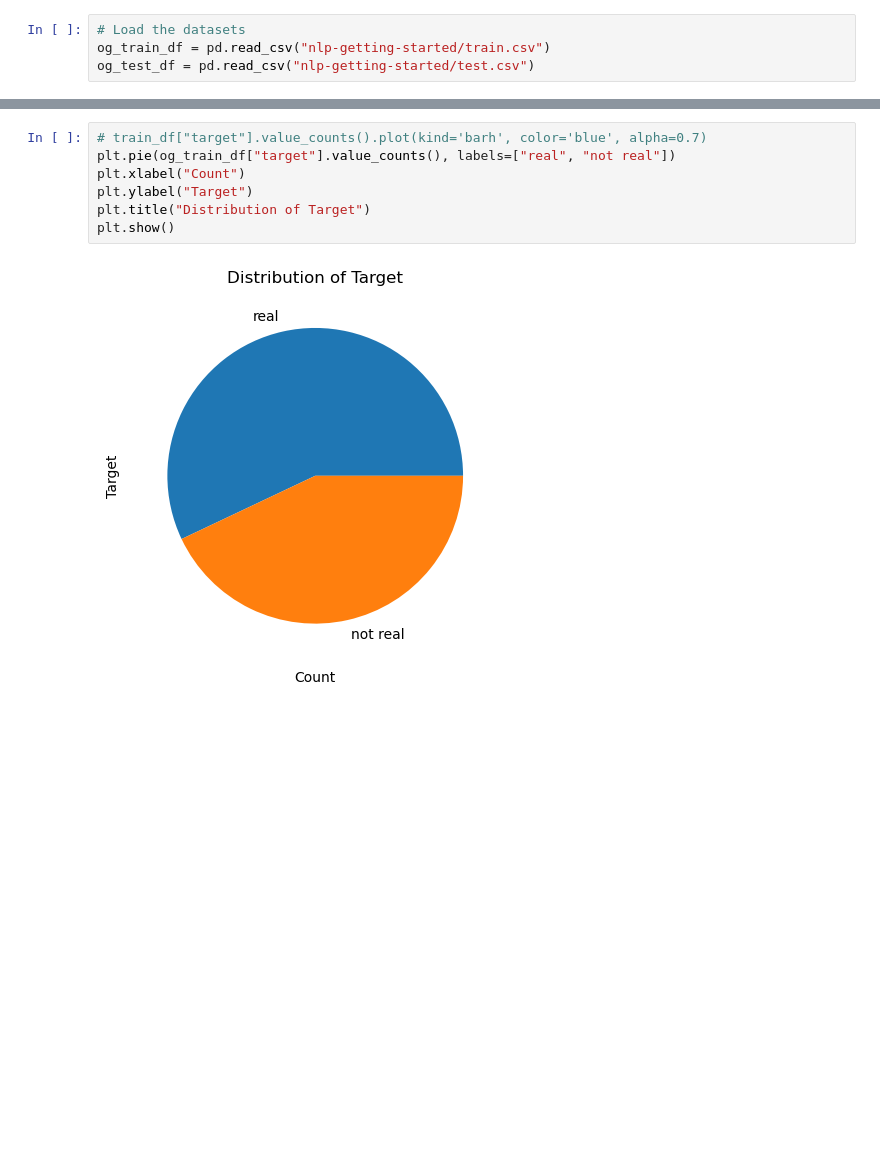
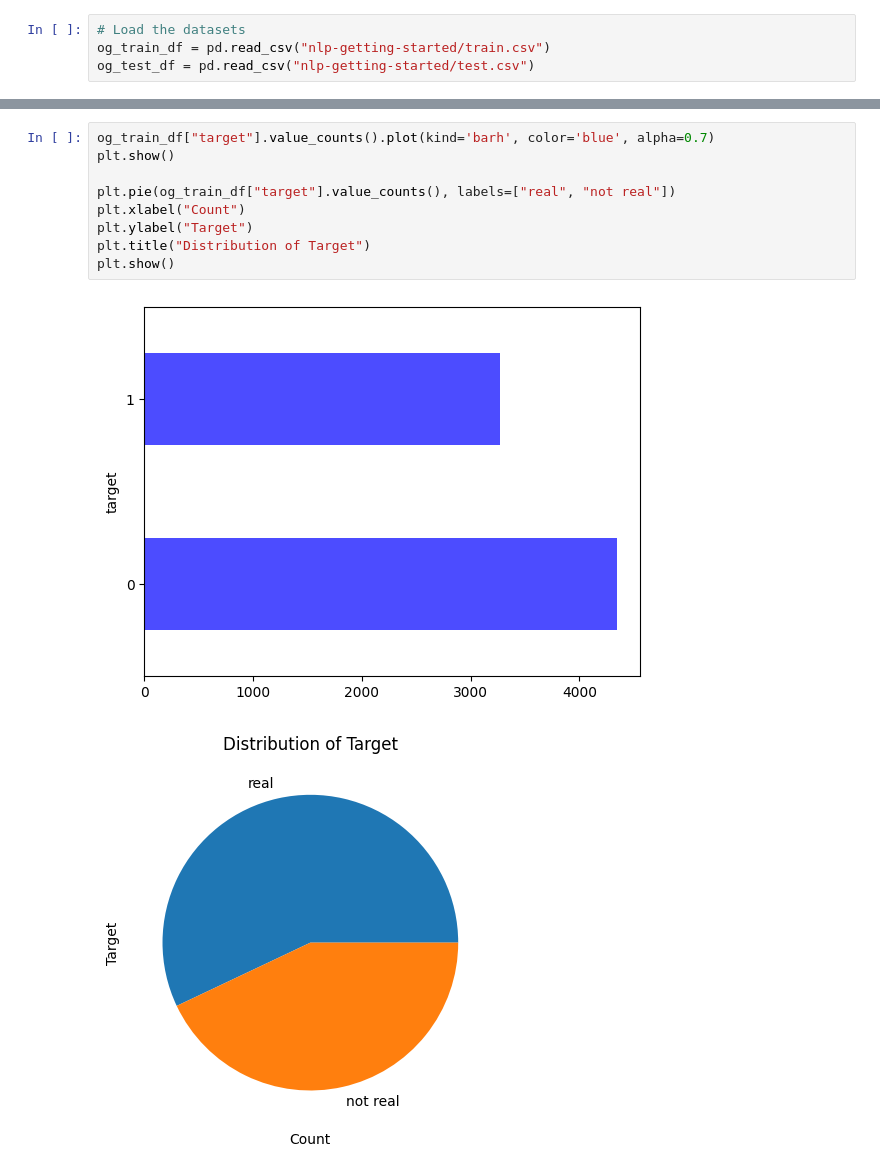
Before and after one commit to Iakovos0997/comp5015-a2, a Jupyter notebook: A2.ipynb, the cells around one changed output, grey strips where cells are left out. Drawn from its saved outputs; the diff is of its cells as text; blank space fills up the shorter version.

```diff
--- a/A2.ipynb
+++ b/A2.ipynb
@@ -19,12 +30,15 @@ og_test_df["id"].value_counts().sum()
 # %%
-# train_df["target"].value_counts().plot(kind='barh', color='blue', alpha=0.7)
+og_train_df["target"].value_counts().plot(kind='barh', color='blue', alpha=0.7)
+plt.show()
+
 plt.pie(og_train_df["target"].value_counts(), labels=["real", "not real"])
 plt.xlabel("Count")
 plt.ylabel("Target")
 plt.title("Distribution of Target")
 plt.show()
 # %% [output]
-[figure, old version]
+[figure, new version]
+[figure, added]
 # %% [markdown]
 ## Preprocessing
 Preprocess the dataset before splitting it into the 70/30 distribution required by the assignment. Although we have followed the instruction's recommendations. We took some liberties with the order and depth to which we followed the instructions. Thus, our preprocesing consists of:
```
Also changed, not shown: parts of 15 cells of this notebook, 1 other file.
